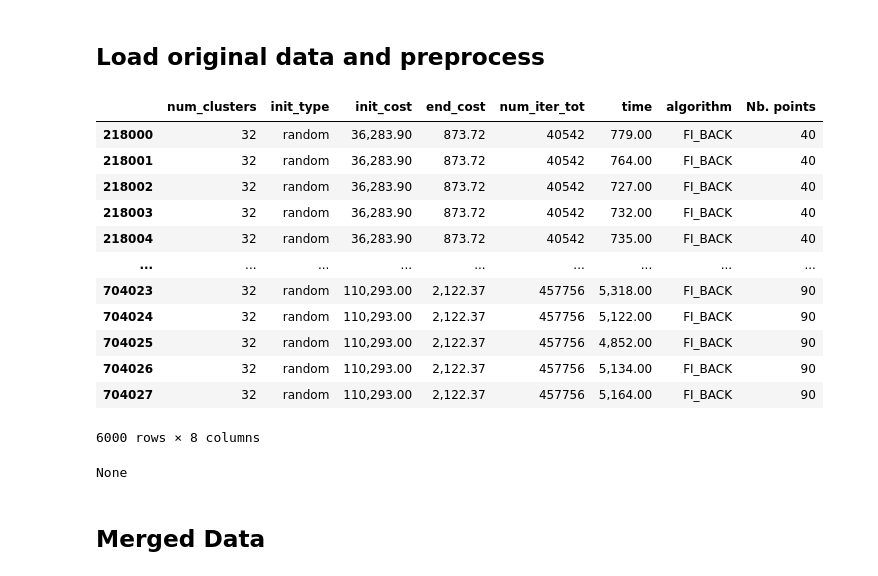
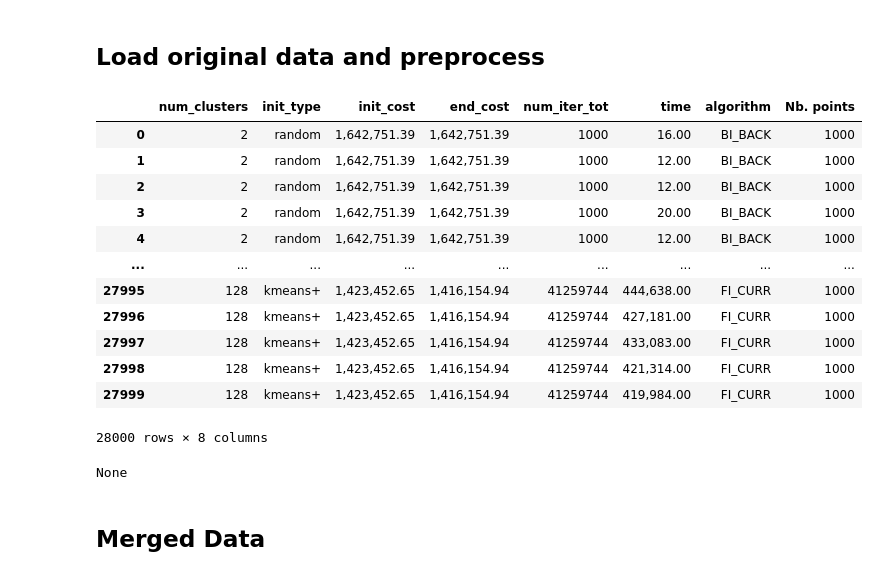
Before and after one commit to Rob174/MaitriseClustering, a Jupyter notebook: repr_partitions_cluster/experiments/algo_results.ipynb, the cells around one changed output. Saved outputs shown, nothing was run; the diff lists cells and outputs as text; code cells hidden in the pictures.

```diff
--- a/repr_partitions_cluster/experiments/algo_results.ipynb
+++ b/repr_partitions_cluster/experiments/algo_results.ipynb
@@ -14,7 +14,7 @@ import matplotlib.colors as mcolors
 pd.options.mode.chained_assignment = 'warn'  # default=
 pd.options.plotting.backend = "plotly"
 pd.options.display.float_format = '{:,.2f}'.format
-PATH_CACHE = Path("../../data/results.csv").resolve()
+PATH_CACHE = Path("../../data/results_fi_bi.csv").resolve()
 # print(PATH_CACHE)
 pd.set_option('display.max_columns', None)
 # %% [markdown]
@@ -22,32 +22,32 @@ pd.set_option('display.max_columns', None)
 # %%
 orig_df = pd.read_csv(PATH_CACHE, sep=",",header=0,index_col=False)
 # for col in orig_df:
 #     print(col,orig_df[col].unique())
 for orig_name,new_name in [(0,"BI"),(1,"FI"),(2,"DI")]:
     orig_df.loc[orig_df.ImprClass == orig_name,"ImprClass"] = new_name
 for orig_name,new_name in [(0,"BACK"),(1,"CURR"),(2,"RANDOM")]:
     orig_df.loc[orig_df.iteration_order == orig_name,"iteration_order"] = new_name
 for orig_name,new_name in [(0,"random"),(1,"kmeans+")]:
     orig_df.loc[orig_df.init_type == orig_name,"init_type"] = new_name
 orig_df.loc[:,"algorithm"] = orig_df["ImprClass"]+"_" + orig_df["iteration_order"]
 orig_df.loc[:,"Nb. points"] = orig_df["num_points"]
-orig_df.drop(["ImprClass","iteration_order","num_iter","num_points"],axis=1,inplace=True)
+orig_df.drop(["ImprClass","iteration_order","num_iter","num_points","seed"],axis=1,inplace=True)
 df = orig_df.copy()
-print(display(orig_df.query("algorithm == 'FI_BACK' & num_clusters == 32 & init_type == 'random'")))
+print(display(orig_df))
 # %% [output]
 |  | num_clusters | init_type | init_cost | end_cost | num_iter_tot | time | algorithm | Nb. points |
-| 218000 | 32 | random | 36,283.90 | 873.72 | 40542 | 779.00 | FI_BACK | 40 |
-| 218001 | 32 | random | 36,283.90 | 873.72 | 40542 | 764.00 | FI_BACK | 40 |
-| 218002 | 32 | random | 36,283.90 | 873.72 | 40542 | 727.00 | FI_BACK | 40 |
-| 218003 | 32 | random | 36,283.90 | 873.72 | 40542 | 732.00 | FI_BACK | 40 |
-| 218004 | 32 | random | 36,283.90 | 873.72 | 40542 | 735.00 | FI_BACK | 40 |
+| 0 | 2 | random | 1,642,751.39 | 1,642,751.39 | 1000 | 16.00 | BI_BACK | 1000 |
+| 1 | 2 | random | 1,642,751.39 | 1,642,751.39 | 1000 | 12.00 | BI_BACK | 1000 |
+| 2 | 2 | random | 1,642,751.39 | 1,642,751.39 | 1000 | 12.00 | BI_BACK | 1000 |
+| 3 | 2 | random | 1,642,751.39 | 1,642,751.39 | 1000 | 20.00 | BI_BACK | 1000 |
+| 4 | 2 | random | 1,642,751.39 | 1,642,751.39 | 1000 | 12.00 | BI_BACK | 1000 |
 | ... | ... | ... | ... | ... | ... | ... | ... | ... |
-| 704023 | 32 | random | 110,293.00 | 2,122.37 | 457756 | 5,318.00 | FI_BACK | 90 |
-| 704024 | 32 | random | 110,293.00 | 2,122.37 | 457756 | 5,122.00 | FI_BACK | 90 |
-| 704025 | 32 | random | 110,293.00 | 2,122.37 | 457756 | 4,852.00 | FI_BACK | 90 |
-| 704026 | 32 | random | 110,293.00 | 2,122.37 | 457756 | 5,134.00 | FI_BACK | 90 |
-| 704027 | 32 | random | 110,293.00 | 2,122.37 | 457756 | 5,164.00 | FI_BACK | 90 |
+| 27995 | 128 | kmeans+ | 1,423,452.65 | 1,416,154.94 | 41259744 | 444,638.00 | FI_CURR | 1000 |
+| 27996 | 128 | kmeans+ | 1,423,452.65 | 1,416,154.94 | 41259744 | 427,181.00 | FI_CURR | 1000 |
+| 27997 | 128 | kmeans+ | 1,423,452.65 | 1,416,154.94 | 41259744 | 433,083.00 | FI_CURR | 1000 |
+| 27998 | 128 | kmeans+ | 1,423,452.65 | 1,416,154.94 | 41259744 | 421,314.00 | FI_CURR | 1000 |
+| 27999 | 128 | kmeans+ | 1,423,452.65 | 1,416,154.94 | 41259744 | 419,984.00 | FI_CURR | 1000 |
-6000 rows × 8 columns
+28000 rows × 8 columns
 None
 # %% [markdown]
 ## Merged Data
```
Also changed, not shown: parts of 4 cells of this notebook, 20 other files.
